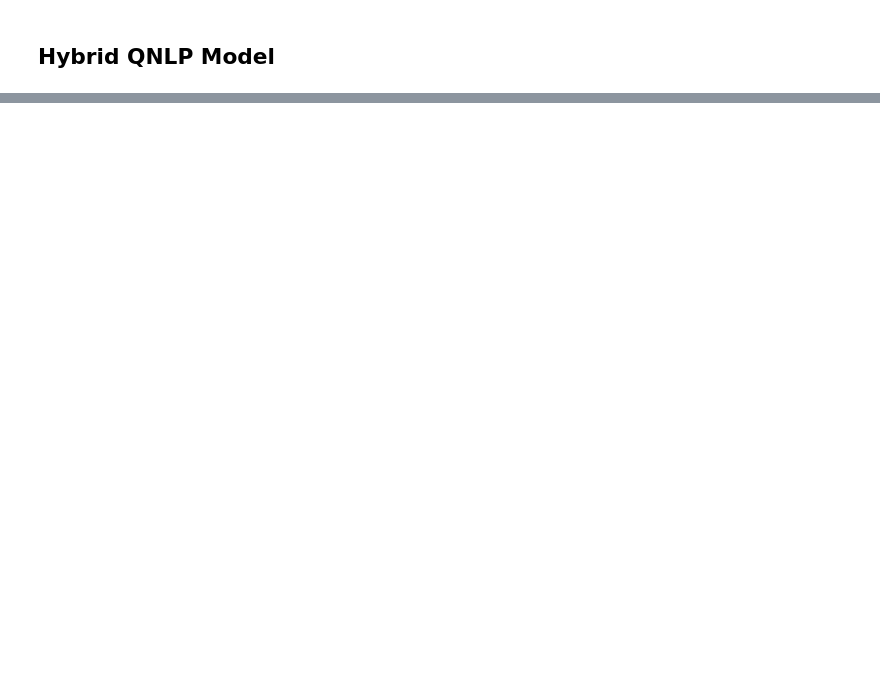
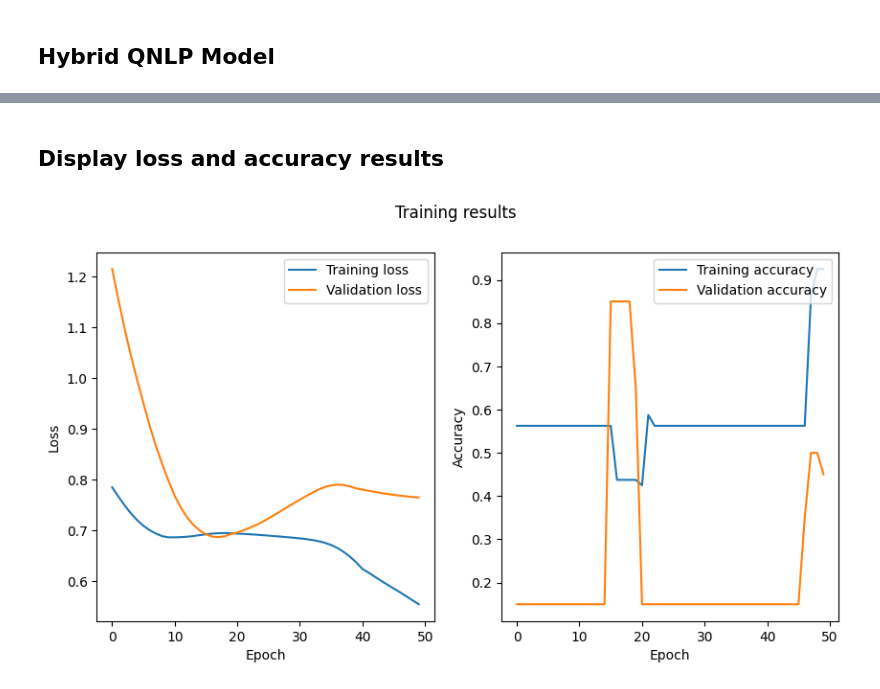
Before and after one commit to NEASQC/WP6_QNLP, a Jupyter notebook: neasqc_wp61/models/quantum/alpha/jupyter_tutorial/trainer_quantum_pennylane_lambeq_original.ipynb, the cells around one changed output, grey strips where cells are left out. Saved outputs shown, nothing was run; the diff lists cells and outputs as text; code cells hidden in the pictures; blank space fills up the shorter version.

```diff
--- a/neasqc_wp61/models/quantum/alpha/jupyter_tutorial/trainer_quantum_pennylane_lambeq_original.ipynb
+++ b/neasqc_wp61/models/quantum/alpha/jupyter_tutorial/trainer_quantum_pennylane_lambeq_original.ipynb
@@ -213,10 +323,10 @@ all_circuits = train_circuits + val_circuits
 from lambeq import Dataset
 
 # initialise datasets and optimizers as in PyTorch
-train_dataset = Dataset(list(zip(train_circuits, np.vstack(X_train['sentence_vectorized'].apply(np.array)))),
+train_dataset = Dataset(list(zip(train_circuits, X_train['sentence_vectorized'].apply(np.array))),
                         train_labels,
                         batch_size=BATCH_SIZE)
 
-valid_dataset = Dataset(list(zip(val_circuits, np.vstack(X_test['sentence_vectorized'].apply(np.array)))),
+valid_dataset = Dataset(list(zip(val_circuits, X_test['sentence_vectorized'].apply(np.array))),
                         val_labels,
                         batch_size=BATCH_SIZE)
@@ -223,5 +335,7 @@ valid_dataset = Dataset(list(zip(val_circuits, np.vstack(X_test['sentence_vector
 # %%
 model = DressedQuantumModel.from_diagrams(all_circuits, probabilities=True, normalize=True)
-# initialise our model by passing in the diagrams, so that we have trainable parameters for each token
+# initialise our model by pas sing in the diagrams, so that we have trainable parameters for each token
 model.initialise_weights()
+model.update_pre_qc_output_size()
+model.find_param_indexes_from_diagram_dict(all_circuits)
 model = model.double()
@@ -362,3 +485,27 @@ Valid acc: 0.5685714285714286
 summary_writer.add_hparams({'lr': LR, 'gamma_lr': GAMMA_LR, 'step_lr': STEP_LR},
                       {'hparam/loss_train': best_train_loss, 'hparam/acc_train': best_acc_train,
                        'hparam/loss_valid': best_val_loss, 'hparam/acc_valid': best_val_acc})
+# %% [markdown]
+## Display loss and accuracy results
+# %%
+fig, ax1 = plt.subplots(1,2)
+
+# Plot Training and Validation Loss
+ax1[0].plot(training_loss_list, label='Training loss')
+ax1[0].plot(validation_loss_list, label='Validation loss')
+ax1[0].legend()
+ax1[0].set_ylabel('Loss')
+ax1[0].set_xlabel('Epoch')
+
+# Plot Training and Validation Accuracy
+ax1[1].plot(training_acc_list, label='Training accuracy')
+ax1[1].plot(validation_acc_list, label='Validation accuracy')
+ax1[1].legend()
+ax1[1].set_ylabel('Accuracy')
+ax1[1].set_xlabel('Epoch')
+
+
+fig.suptitle('Training results')
+fig.set_size_inches(10, 5)
+# %% [output]
+[figure, added]
```
Also changed, not shown: parts of 29 cells of this notebook, 7 other files.
